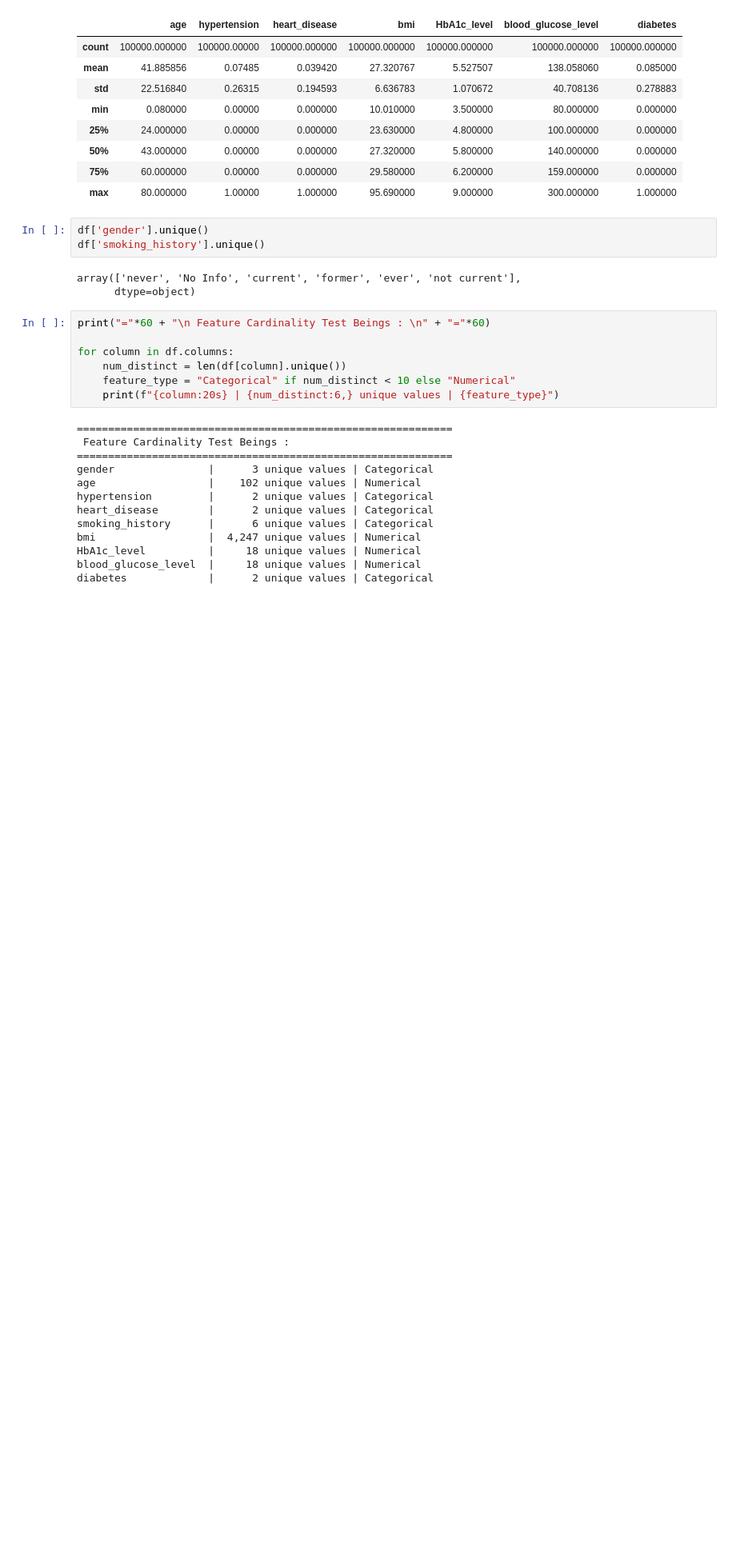
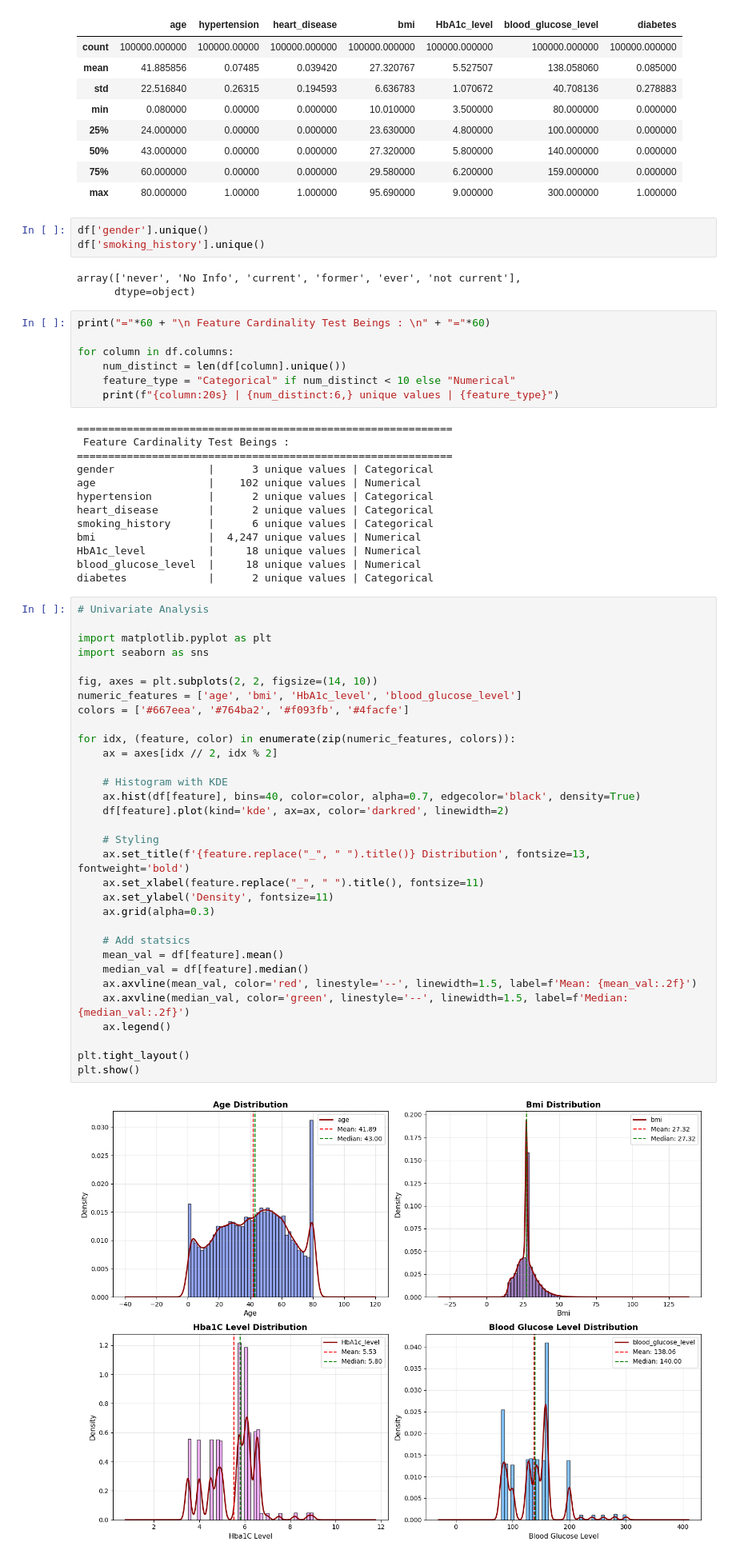
Before and after one commit to harshaiml/aiml-daily-practice, a Jupyter notebook: notebooks/IM Session 24 - case-study Deep-Dive/Healthcare_Diabetes_EDA_Analysis.ipynb, the cells around one changed output. Shown at 80% size. Cells and saved outputs as stored; diff of their text form; blank space fills up the shorter version.

```diff
--- a/notebooks/IM Session 24 - case-study Deep-Dive/Healthcare_Diabetes_EDA_Analysis.ipynb
+++ b/notebooks/IM Session 24 - case-study Deep-Dive/Healthcare_Diabetes_EDA_Analysis.ipynb
@@ -90,3 +90,37 @@ bmi                  |  4,247 unique values | Numerical
 HbA1c_level          |     18 unique values | Numerical
 blood_glucose_level  |     18 unique values | Numerical
 diabetes             |      2 unique values | Categorical
+# %%
+# Univariate Analysis
+
+import matplotlib.pyplot as plt
+import seaborn as sns
+
+fig, axes = plt.subplots(2, 2, figsize=(14, 10))
+numeric_features = ['age', 'bmi', 'HbA1c_level', 'blood_glucose_level']
+colors = ['#667eea', '#764ba2', '#f093fb', '#4facfe']
+
+for idx, (feature, color) in enumerate(zip(numeric_features, colors)):
+    ax = axes[idx // 2, idx % 2]
+
+    # Histogram with KDE
+    ax.hist(df[feature], bins=40, color=color, alpha=0.7, edgecolor='black', density=True)
+    df[feature].plot(kind='kde', ax=ax, color='darkred', linewidth=2)
+
+    # Styling
+    ax.set_title(f'{feature.replace("_", " ").title()} Distribution', fontsize=13, fontweight='bold')
+    ax.set_xlabel(feature.replace("_", " ").title(), fontsize=11)
+    ax.set_ylabel('Density', fontsize=11)
+    ax.grid(alpha=0.3)
+
+    # Add statsics
+    mean_val = df[feature].mean()
+    median_val = df[feature].median()
+    ax.axvline(mean_val, color='red', linestyle='--', linewidth=1.5, label=f'Mean: {mean_val:.2f}')
+    ax.axvline(median_val, color='green', linestyle='--', linewidth=1.5, label=f'Median: {median_val:.2f}')
+    ax.legend()
+
+plt.tight_layout()
+plt.show()
+# %% [output]
+[figure, added]
```
Also changed, not shown: parts of 3 cells of this notebook.
